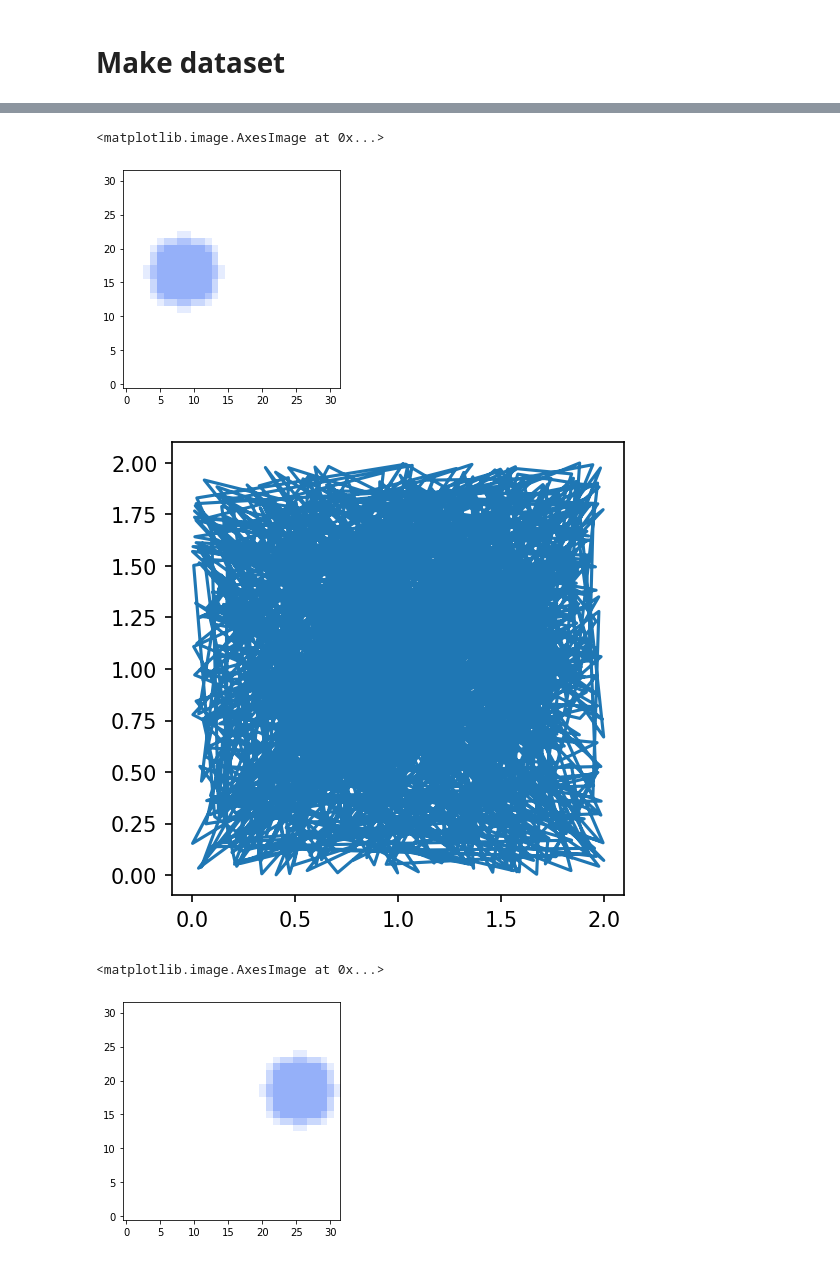
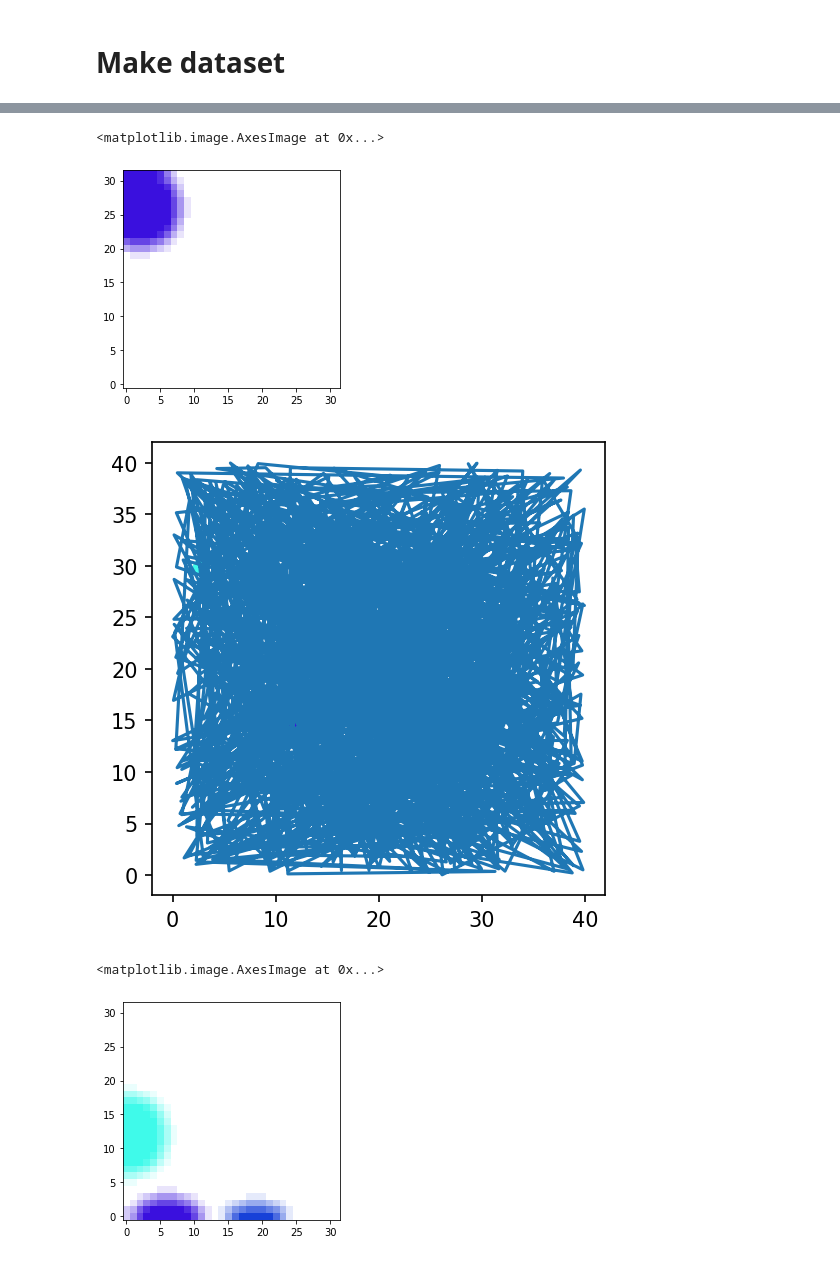
Before and after one commit to MisterMap/lie-vae-localization, a Jupyter notebook: toy_dataset.ipynb, the cells around one changed output, grey strips where cells are left out. Cells and saved outputs as stored; diff of their text form; code cells hidden in the pictures.

```diff
--- a/toy_dataset.ipynb
+++ b/toy_dataset.ipynb
@@ -11,3 +9,5 @@ maker = ToyDatasetMaker(2, 2, 3.2, 0.1, 0.6, 1)
+# %%
+maker = ToyDatasetMaker(40, 40, 32, 1, 6, 3)
 # %%
 plt.figure(dpi=150)
 points = maker._centers
@@ -21,7 +21,7 @@ image = maker.get_image(np.array([1, 1, -np.pi / 2]))
 plt.imshow(image, origin="low")
 # %% [output]
 <matplotlib.image.AxesImage at 0x...>
-[figure, old version]
+[figure, new version]
 # %%
 trajectory = maker.make_random_trajectory(1024)
 # %%
@@ -32,10 +32,10 @@ plt.scatter(points[:, 0], points[:, 1], c=colors / 255)
 plt.plot(trajectory[:, 0], trajectory[:, 1])
 plt.gca().set_aspect("equal")
 # %% [output]
-[figure, old version]
+[figure, new version]
 # %%
-image = maker.get_image(trajectory[30])
+image = maker.get_image(trajectory[3])
 plt.imshow(image, origin="low")
 # %% [output]
 <matplotlib.image.AxesImage at 0x...>
-[figure, old version]
+[figure, new version]
```
Also changed, not shown: parts of 8 cells of this notebook, 2 other files.
